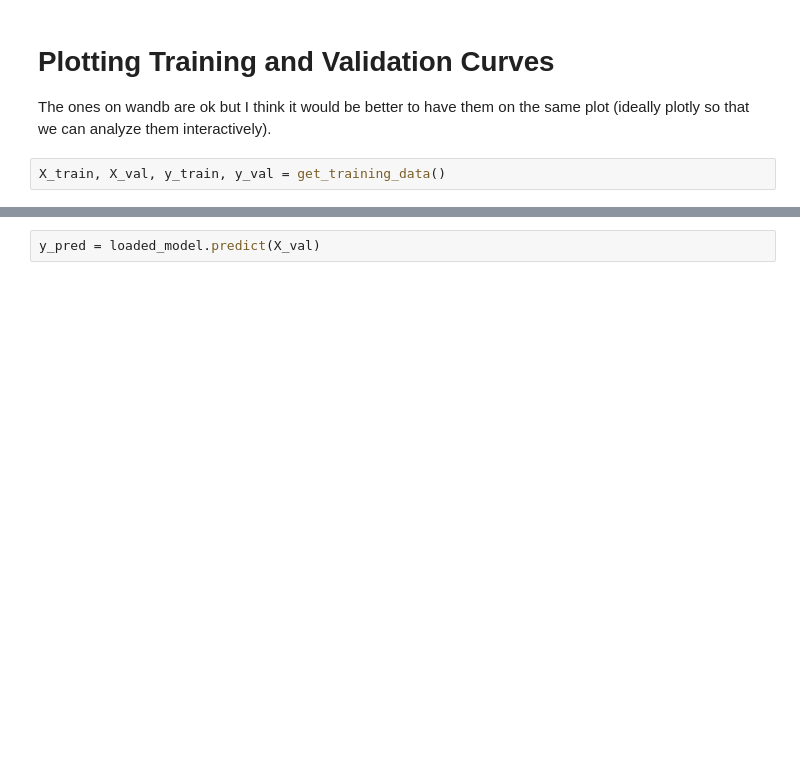
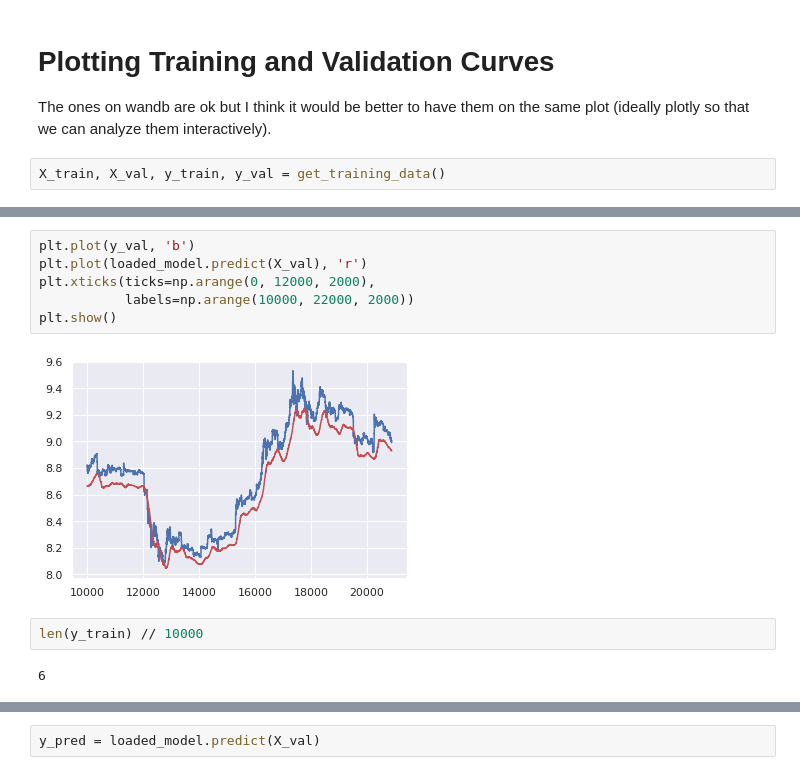
Before and after one commit to codeananda/bitcoin_price_predictor, a Jupyter notebook: price_predictor/keras_price_predictor.ipynb, the cells around one changed output, grey strips where cells are left out. Saved outputs shown, nothing was run; the diff lists cells and outputs as text; blank space fills up the shorter version.

```diff
--- a/price_predictor/keras_price_predictor.ipynb
+++ b/price_predictor/keras_price_predictor.ipynb
@@ -1434,0 +1460,12 @@ X_train, X_val, y_train, y_val = get_training_data()
+# %%
+plt.plot(y_val, 'b')
+plt.plot(loaded_model.predict(X_val), 'r')
+plt.xticks(ticks=np.arange(0, 12000, 2000),
+           labels=np.arange(10000, 22000, 2000))
+plt.show()
+# %% [output]
+[figure, added]
+# %%
+len(y_train) // 10000
+# %% [output]
+6
```
Also changed, not shown: parts of 24 cells of this notebook, 1 other file.
